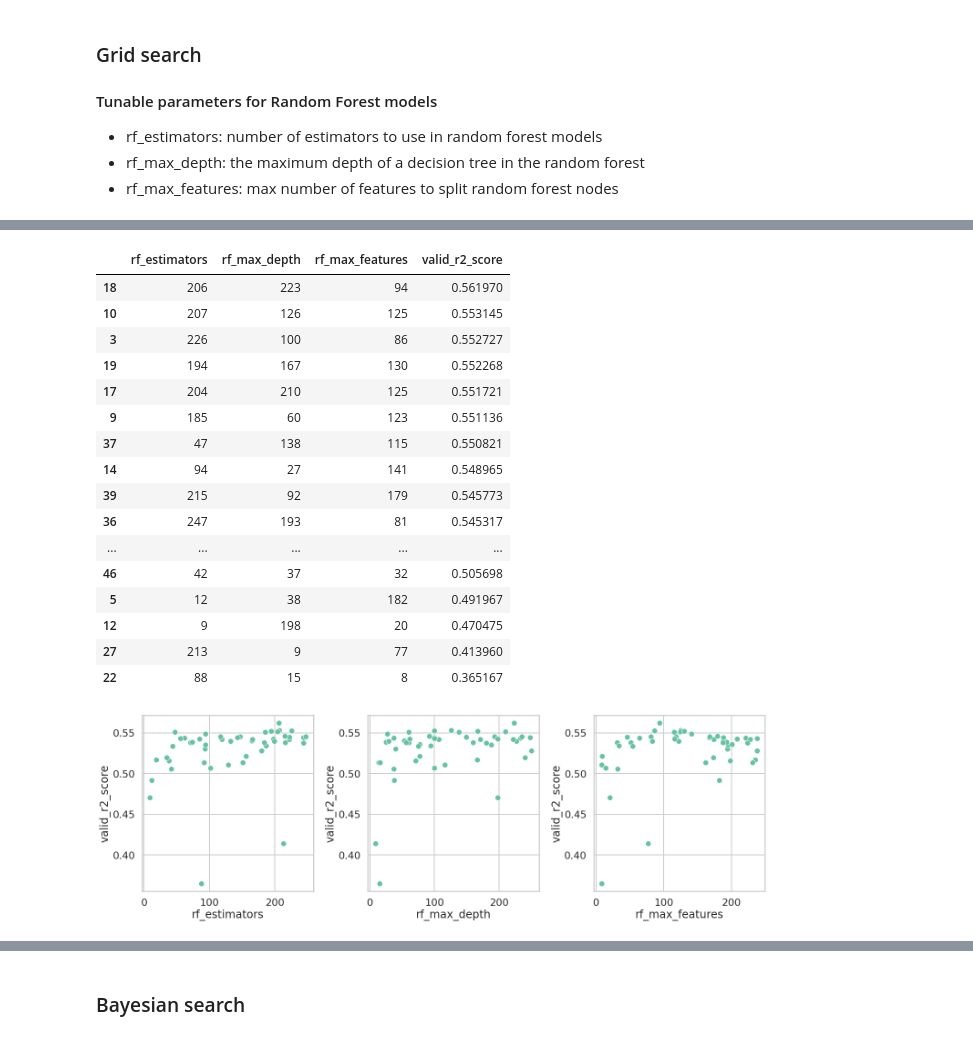
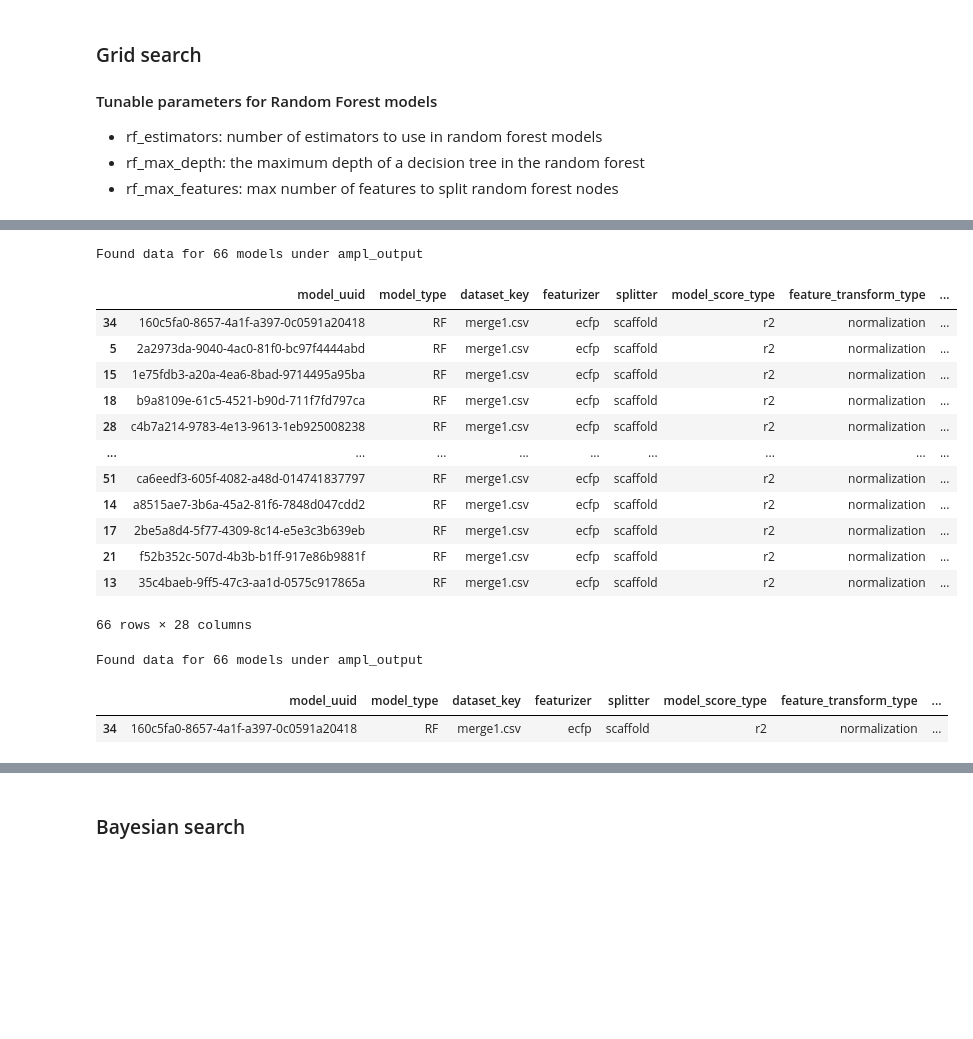
Before and after one commit to yr2387/4511-Project, a Jupyter notebook: model.ipynb, the cells around one changed output, grey strips where cells are left out. Saved outputs shown, nothing was run; the diff lists cells and outputs as text; code cells hidden in the pictures; blank space fills up the shorter version.

```diff
--- a/model.ipynb
+++ b/model.ipynb
@@ -531,29 +460,0 @@ Loading dataset from disk.
-# %%
-perf_df = pd.DataFrame({"rf_estimators": rfe_list, "rf_max_depth": rfd_list, "rf_max_features": rff_list, "valid_r2_score": valid_r2_list})
-perf_df.sort_values(by="valid_r2_score", ascending=False)
-# %% [output]
-|  | rf_estimators | rf_max_depth | rf_max_features | valid_r2_score |
-| 18 | 206 | 223 | 94 | 0.561970 |
-| 10 | 207 | 126 | 125 | 0.553145 |
-| 3 | 226 | 100 | 86 | 0.552727 |
-| 19 | 194 | 167 | 130 | 0.552268 |
-| 17 | 204 | 210 | 125 | 0.551721 |
-| 9 | 185 | 60 | 123 | 0.551136 |
-| 37 | 47 | 138 | 115 | 0.550821 |
-| 14 | 94 | 27 | 141 | 0.548965 |
-| 39 | 215 | 92 | 179 | 0.545773 |
-| 36 | 247 | 193 | 81 | 0.545317 |
-| ... | ... | ... | ... | ... |
-| 46 | 42 | 37 | 32 | 0.505698 |
-| 5 | 12 | 38 | 182 | 0.491967 |
-| 12 | 9 | 198 | 20 | 0.470475 |
-| 27 | 213 | 9 | 77 | 0.413960 |
-| 22 | 88 | 15 | 8 | 0.365167 |
-# %%
-fig, ax = plt.subplots(1,3,figsize=(21,7))
-sns.scatterplot(data=perf_df, x="rf_estimators", y="valid_r2_score", ax=ax[0])
-sns.scatterplot(data=perf_df, x="rf_max_depth", y="valid_r2_score", ax=ax[1])
-sns.scatterplot(data=perf_df, x="rf_max_features", y="valid_r2_score", ax=ax[2])
-fig.tight_layout()
-# %% [output]
-[figure, removed]
@@ -559,0 +463,25 @@ fig.tight_layout()
+# %%
+cmp.get_filesystem_perf_results('ampl_output', pred_type='regression').sort_values(by='valid_r2_score', ascending=False)
+# %% [output]
+Found data for 66 models under ampl_output
+|  | model_uuid | model_type | dataset_key | featurizer | splitter | model_score_type | feature_transform_type | ... |
+| 34 | 160c5fa0-8657-4a1f-a397-0c0591a20418 | RF | merge1.csv | ecfp | scaffold | r2 | normalization | ... |
+| 5 | 2a2973da-9040-4ac0-81f0-bc97f4444abd | RF | merge1.csv | ecfp | scaffold | r2 | normalization | ... |
+| 15 | 1e75fdb3-a20a-4ea6-8bad-9714495a95ba | RF | merge1.csv | ecfp | scaffold | r2 | normalization | ... |
+| 18 | b9a8109e-61c5-4521-b90d-711f7fd797ca | RF | merge1.csv | ecfp | scaffold | r2 | normalization | ... |
+| 28 | c4b7a214-9783-4e13-9613-1eb925008238 | RF | merge1.csv | ecfp | scaffold | r2 | normalization | ... |
+| ... | ... | ... | ... | ... | ... | ... | ... | ... |
+| 51 | ca6eedf3-605f-4082-a48d-014741837797 | RF | merge1.csv | ecfp | scaffold | r2 | normalization | ... |
+| 14 | a8515ae7-3b6a-45a2-81f6-7848d047cdd2 | RF | merge1.csv | ecfp | scaffold | r2 | normalization | ... |
+| 17 | 2be5a8d4-5f77-4309-8c14-e5e3c3b639eb | RF | merge1.csv | ecfp | scaffold | r2 | normalization | ... |
+| 21 | f52b352c-507d-4b3b-b1ff-917e86b9881f | RF | merge1.csv | ecfp | scaffold | r2 | normalization | ... |
+| 13 | 35c4baeb-9ff5-47c3-aa1d-0575c917865a | RF | merge1.csv | ecfp | scaffold | r2 | normalization | ... |
+66 rows × 28 columns
+# %%
+# save the best model
+cmp.copy_best_filesystem_models(pred_type="regression", dest_dir=working_dir,
+                                result_dir='ampl_output', force_update=False)
+# %% [output]
+Found data for 66 models under ampl_output
+|  | model_uuid | model_type | dataset_key | featurizer | splitter | model_score_type | feature_transform_type | ... |
+| 34 | 160c5fa0-8657-4a1f-a397-0c0591a20418 | RF | merge1.csv | ecfp | scaffold | r2 | normalization | ... |
```
Also changed, not shown: parts of 32 cells of this notebook.
